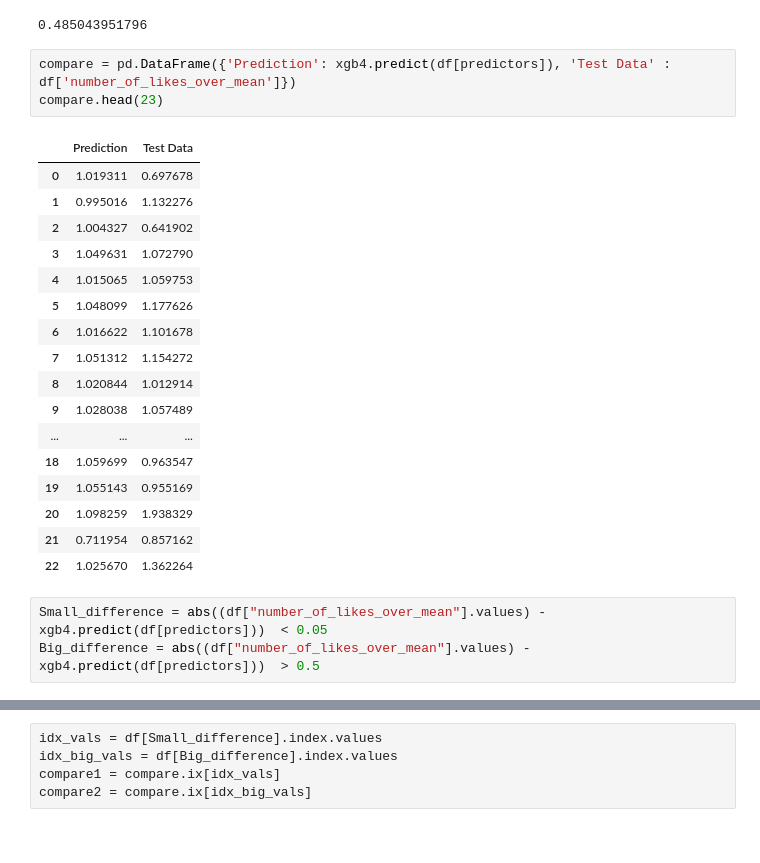
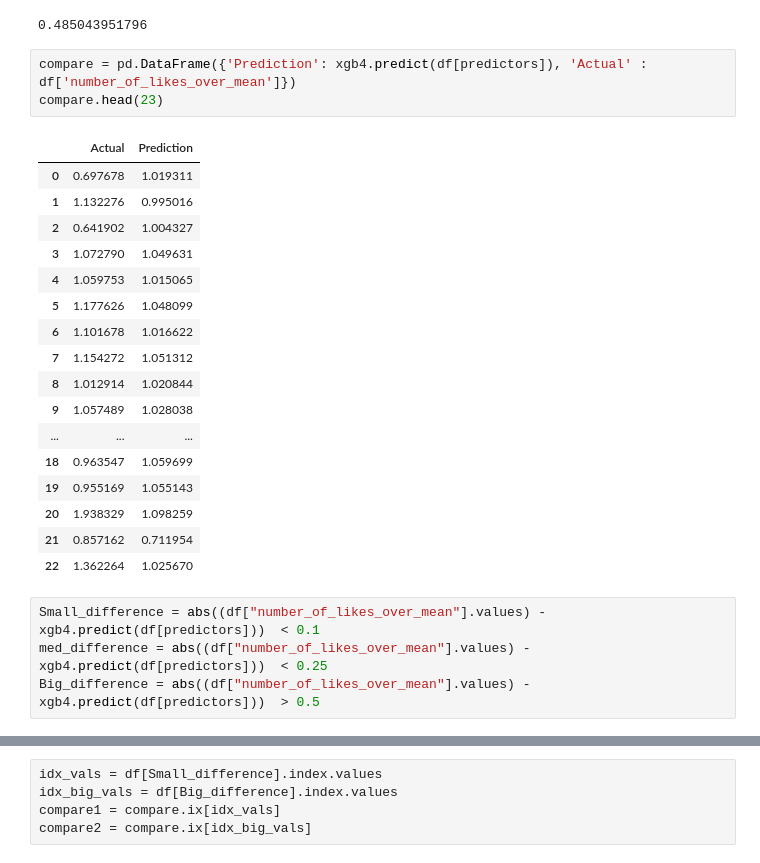
Before and after one commit to GuiZamorano/Instagram_Like_Predictor, a Jupyter notebook: XGBTune.ipynb, the cells around one changed output, grey strips where cells are left out. Drawn from its saved outputs; the diff is of its cells as text.

```diff
--- a/XGBTune.ipynb
+++ b/XGBTune.ipynb
@@ -351,28 +351,29 @@ print(np.sqrt(metrics.mean_squared_error(df['number_of_likes_over_mean'], xgb4.p
 # %% [output]
 0.485043951796
 # %%
-compare = pd.DataFrame({'Prediction': xgb4.predict(df[predictors]), 'Test Data' : df['number_of_likes_over_mean']})
+compare = pd.DataFrame({'Prediction': xgb4.predict(df[predictors]), 'Actual' : df['number_of_likes_over_mean']})
 compare.head(23)
 # %% [output]
-|  | Prediction | Test Data |
-| 0 | 1.019311 | 0.697678 |
-| 1 | 0.995016 | 1.132276 |
-| 2 | 1.004327 | 0.641902 |
-| 3 | 1.049631 | 1.072790 |
-| 4 | 1.015065 | 1.059753 |
-| 5 | 1.048099 | 1.177626 |
-| 6 | 1.016622 | 1.101678 |
-| 7 | 1.051312 | 1.154272 |
-| 8 | 1.020844 | 1.012914 |
-| 9 | 1.028038 | 1.057489 |
+|  | Actual | Prediction |
+| 0 | 0.697678 | 1.019311 |
+| 1 | 1.132276 | 0.995016 |
+| 2 | 0.641902 | 1.004327 |
+| 3 | 1.072790 | 1.049631 |
+| 4 | 1.059753 | 1.015065 |
+| 5 | 1.177626 | 1.048099 |
+| 6 | 1.101678 | 1.016622 |
+| 7 | 1.154272 | 1.051312 |
+| 8 | 1.012914 | 1.020844 |
+| 9 | 1.057489 | 1.028038 |
 | ... | ... | ... |
-| 18 | 1.059699 | 0.963547 |
-| 19 | 1.055143 | 0.955169 |
-| 20 | 1.098259 | 1.938329 |
-| 21 | 0.711954 | 0.857162 |
-| 22 | 1.025670 | 1.362264 |
+| 18 | 0.963547 | 1.059699 |
+| 19 | 0.955169 | 1.055143 |
+| 20 | 1.938329 | 1.098259 |
+| 21 | 0.857162 | 0.711954 |
+| 22 | 1.362264 | 1.025670 |
 # %%
-Small_difference = abs((df["number_of_likes_over_mean"].values) - xgb4.predict(df[predictors]))  < 0.05
+Small_difference = abs((df["number_of_likes_over_mean"].values) - xgb4.predict(df[predictors]))  < 0.1
+med_difference = abs((df["number_of_likes_over_mean"].values) - xgb4.predict(df[predictors]))  < 0.25
 Big_difference = abs((df["number_of_likes_over_mean"].values) - xgb4.predict(df[predictors]))  > 0.5
 # %%
 df[Small_difference].shape[0]
```
Also changed, not shown: parts of 3 cells of this notebook, 3 other files.
